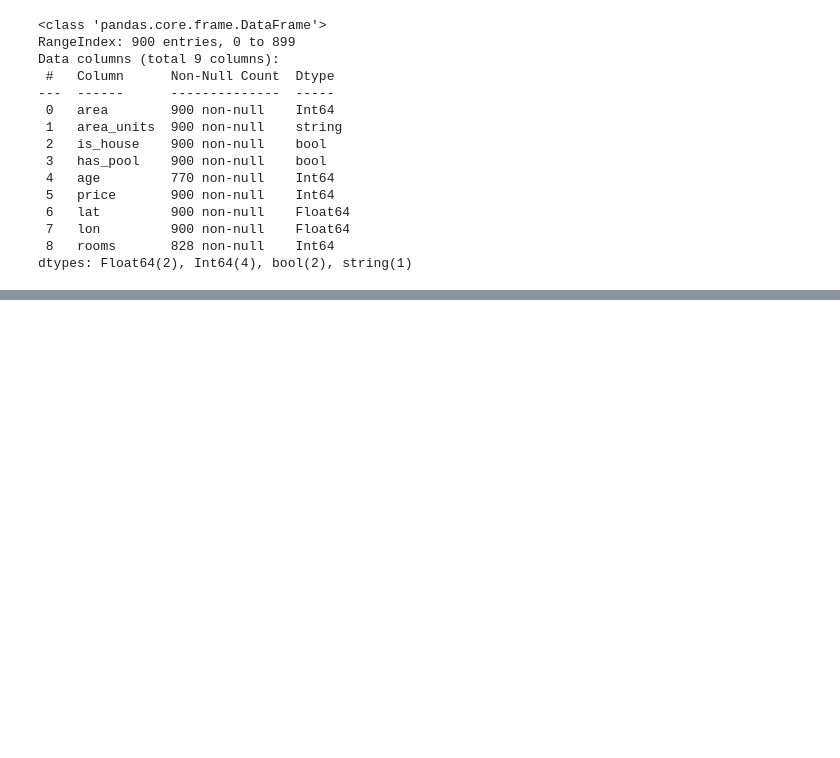
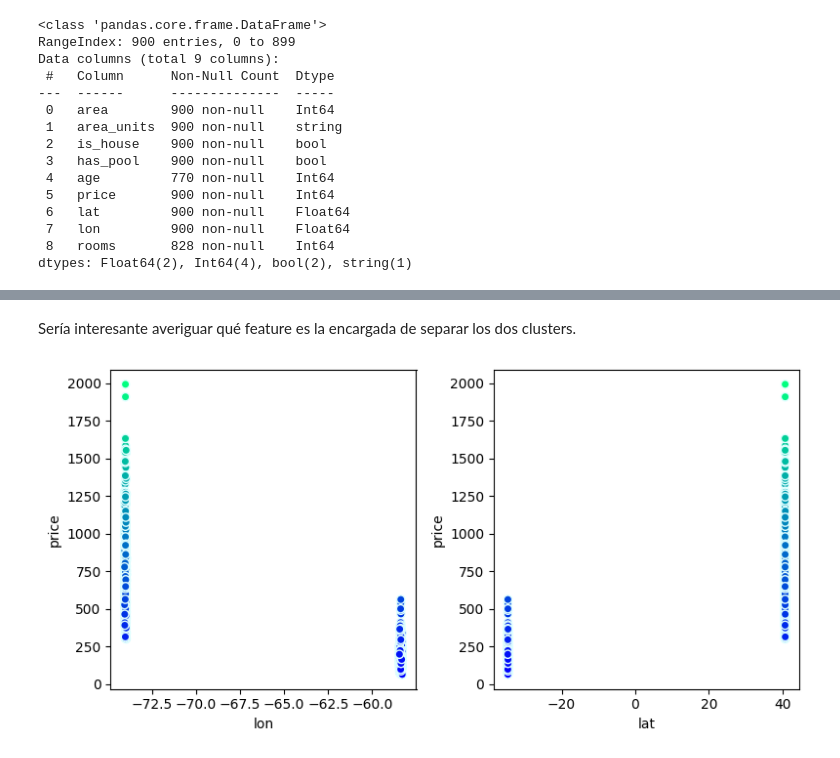
Before and after one commit to NazaGonella/TP01-machine-learning, a Jupyter notebook: Entrega_TP1.ipynb, the cells around one changed output, grey strips where cells are left out. Drawn from its saved outputs; the diff is of its cells as text; code cells hidden in the pictures; blank space fills up the shorter version.

```diff
--- a/Entrega_TP1.ipynb
+++ b/Entrega_TP1.ipynb
@@ -86,0 +102,16 @@ processed_data.casas_dev.head()
+# %% [markdown]
+Sería interesante averiguar qué feature es la encargada de separar los dos clusters.
+# %%
+plt.figure(figsize=(8,4))
+plt.subplot(1, 2, 1)
+plt.scatter(processed_data.casas_dev['lon'], processed_data.casas_dev['price'], c=processed_data.casas_dev['price'], cmap='winter', edgecolors='lightcyan')
+plt.xlabel('lon')
+plt.ylabel('price')
+plt.subplot(1, 2, 2)
+plt.scatter(processed_data.casas_dev['lat'], processed_data.casas_dev['price'], c=processed_data.casas_dev['price'], cmap='winter', edgecolors='lightcyan')
+plt.xlabel('lat')
+plt.ylabel('price')
+plt.tight_layout()
+plt.show()
+# %% [output]
+[figure, added]
```
Also changed, not shown: parts of 19 cells of this notebook, 9 other files.
